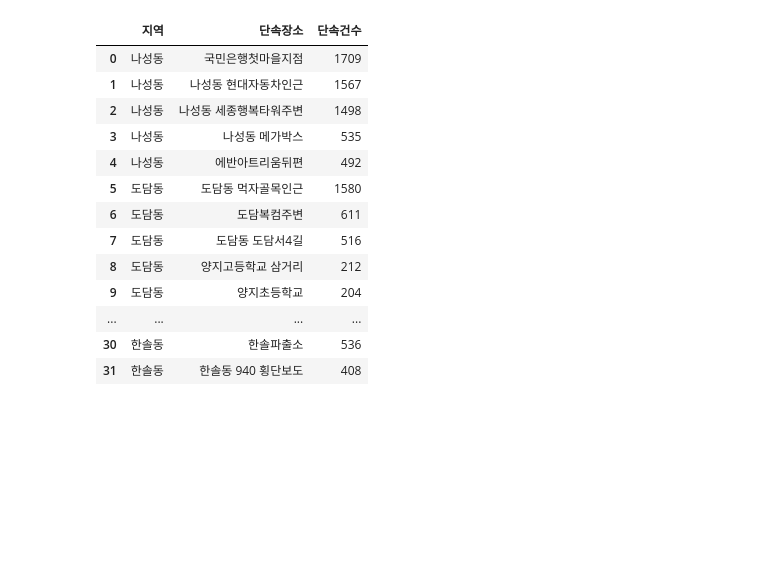
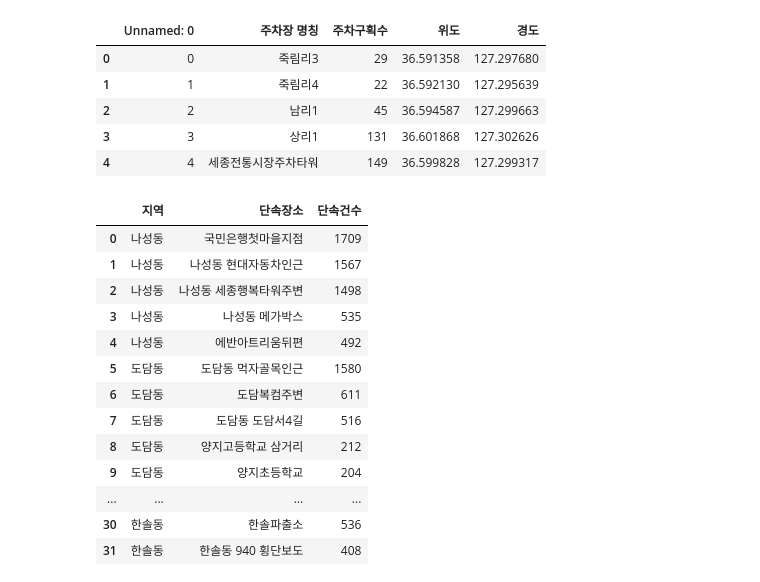
Before and after one commit to social-intelligence-team1/social-intelligence-project, a Jupyter notebook: 2-analysis/analysis-illegal-location.ipynb, the cells around one changed output. Drawn from its saved outputs; the diff is of its cells as text; code cells hidden in the pictures; blank space fills up the shorter version.

```diff
--- a/2-analysis/analysis-illegal-location.ipynb
+++ b/2-analysis/analysis-illegal-location.ipynb
@@ -5,6 +5,16 @@ import matplotlib
 
 matplotlib.rcParams['font.family'] = 'AppleGothic', 'Malgun Gothic', 'NanumGothic', 'Sans-serif'
 matplotlib.rcParams['axes.unicode_minus'] = False
+# %%
+parking_locations = pd.read_csv("../data/processed/parking_lot_locations.csv")
+parking_locations.head()
+# %% [output]
+|  | Unnamed: 0 | 주차장 명칭 | 주차구획수 | 위도 | 경도 |
+| 0 | 0 | 죽림리3 | 29 | 36.591358 | 127.297680 |
+| 1 | 1 | 죽림리4 | 22 | 36.592130 | 127.295639 |
+| 2 | 2 | 남리1 | 45 | 36.594587 | 127.299663 |
+| 3 | 3 | 상리1 | 131 | 36.601868 | 127.302626 |
+| 4 | 4 | 세종전통시장주차타워 | 149 | 36.599828 | 127.299317 |
 # %%
 df = pd.read_csv('../data/processed/illegal_top_places.csv', encoding='utf-8-sig')
 df
```
Also changed, not shown: parts of 7 cells of this notebook, 9 other files.
